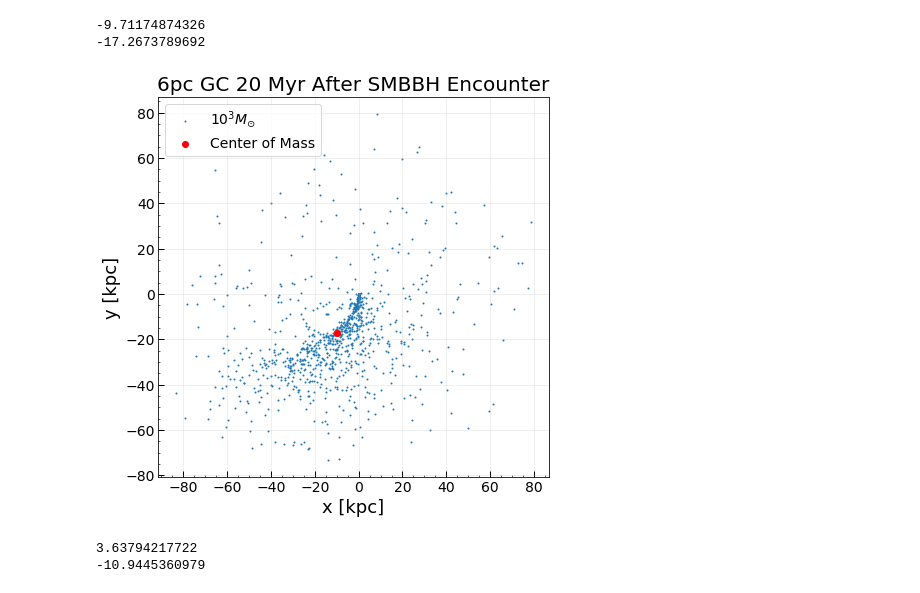
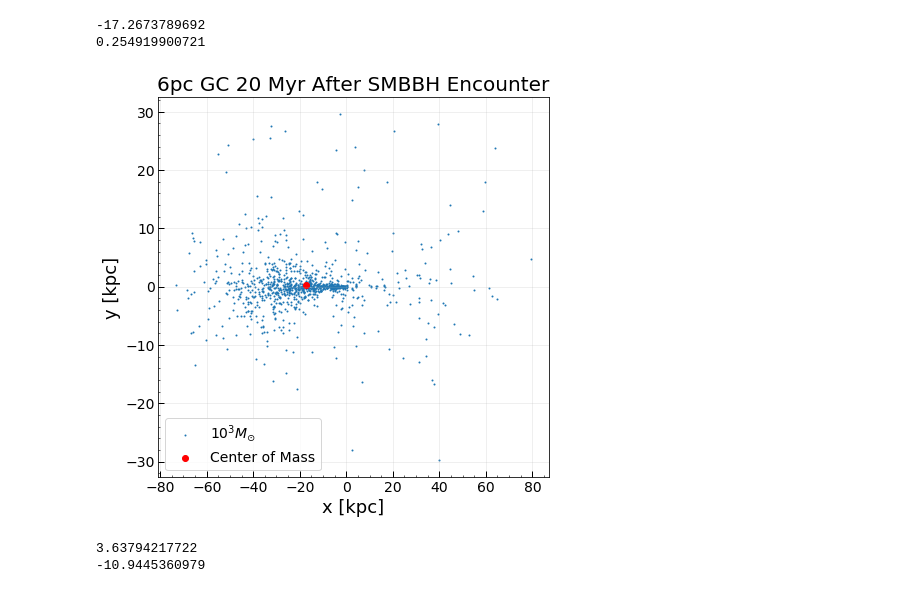
Before and after one commit to seanlabean/summer-research, a Jupyter notebook: Scripts/cluster_plots.ipynb, the cells around one changed output. Drawn from its saved outputs; the diff is of its cells as text; code cells hidden in the pictures.

```diff
--- a/Scripts/cluster_plots.ipynb
+++ b/Scripts/cluster_plots.ipynb
@@ -198,41 +198,41 @@ params = {'axes.labelsize': 18,
           'legend.fontsize': 14,
           'xtick.labelsize': 14,
           'ytick.labelsize': 14
          }
 matplotlib.rcParams.update(params)
 plt.plot(-9.71174874326, -17.2673789692)
-plt.scatter(pc6_20Myr.x.value_in(units.parsec)/1000,
-            pc6_20Myr.y.value_in(units.parsec)/1000,
+plt.scatter(pc6_20Myr.y.value_in(units.parsec)/1000,
+            pc6_20Myr.z.value_in(units.parsec)/1000,
             s=1,
             label='$10^3 M_{\odot}$'
            )
 
-plt.scatter(pc6_20Myr.center_of_mass().x.value_in(units.parsec)/1000,
-           pc6_20Myr.center_of_mass().y.value_in(units.parsec)/1000,
+plt.scatter(pc6_20Myr.center_of_mass().y.value_in(units.parsec)/1000,
+           pc6_20Myr.center_of_mass().z.value_in(units.parsec)/1000,
             color='r',
             marker='o',
             label='Center of Mass'
            )
-print pc6_20Myr.center_of_mass().x.value_in(units.parsec)/1000
 print pc6_20Myr.center_of_mass().y.value_in(units.parsec)/1000
+print pc6_20Myr.center_of_mass().z.value_in(units.parsec)/1000
 plt.minorticks_on()
 plt.tick_params(which='minor',direction='in')
 plt.tick_params(size = 6, width = 1, direction='in')
 plt.grid(alpha=0.25)
 #plt.xlim(-90,90)
 #plt.ylim(-90,90)
 plt.legend()
 plt.title('6pc GC 20 Myr After SMBBH Encounter')
 plt.xlabel('x [kpc]')
 plt.ylabel('y [kpc]')
 
 
-plt.savefig(save_file)
+#plt.savefig(save_file)
 plt.show()
 # %% [output]
--9.71174874326
 -17.2673789692
+0.254919900721
-[figure, old version]
+[figure, new version]
 # %%
 pc1_20Myr = read_set_from_file('./Text/Cluster_Trials/1pc/3000kms20Myr_end.hdf5',format='hdf5')
 image_name = '1pc20Myr_scatter.png'
```
Also changed, not shown: parts of 7 cells of this notebook, 34 other files.
